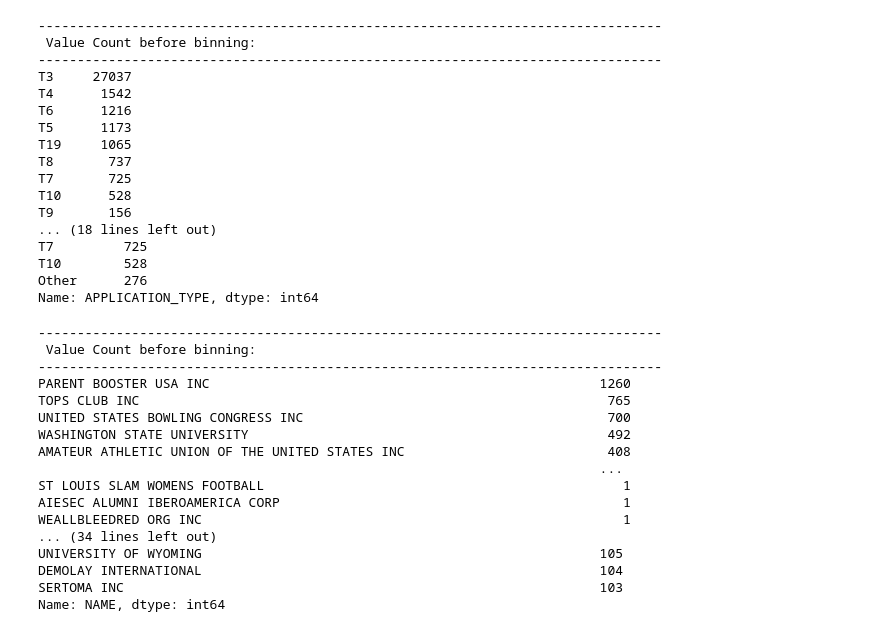
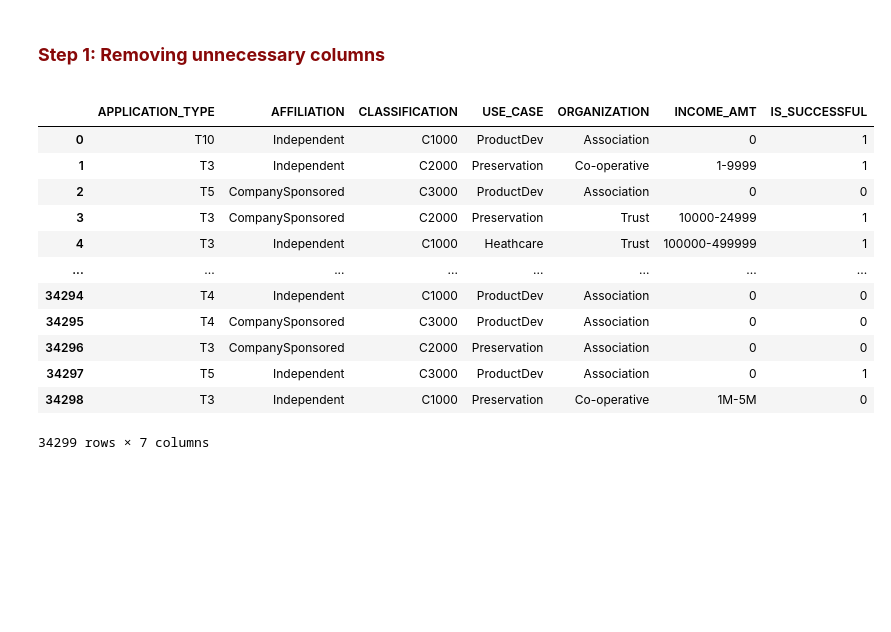
Before and after one commit to theidari/alphabet_soup, a Jupyter notebook: src/AlphabetSoupCharity_Optimization.ipynb, the cells around one changed output. Drawn from its saved outputs; the diff is of its cells as text; code cells hidden in the pictures; blank space fills up the shorter version.

```diff
--- a/src/AlphabetSoupCharity_Optimization.ipynb
+++ b/src/AlphabetSoupCharity_Optimization.ipynb
@@ -38,3 +42,0 @@ application_df = pd.read_csv(DATA_URL)
-# %%
-# Drop the 'EIN' column.
-application_df = application_df.drop(columns=["EIN"], axis=1)
@@ -61,40 +43,30 @@ Name: CLASSIFICATION, dtype: int64
-# %%
-binning (application_df,'APPLICATION_TYPE',500)
-# %% [output]
---------------------------------------------------------------------------------
- Value Count before binning:
---------------------------------------------------------------------------------
-T3     27037
-T4      1542
-T6      1216
-T5      1173
-T19     1065
-T8       737
-T7       725
-T10      528
-T9       156
-... (18 lines left out)
-T7         725
-T10        528
-Other      276
-Name: APPLICATION_TYPE, dtype: int64
-# %%
-binning (application_df,'NAME',100)
-# %% [output]
---------------------------------------------------------------------------------
- Value Count before binning:
---------------------------------------------------------------------------------
-PARENT BOOSTER USA INC                                                  1260
-TOPS CLUB INC                                                            765
-UNITED STATES BOWLING CONGRESS INC                                       700
-WASHINGTON STATE UNIVERSITY                                              492
-AMATEUR ATHLETIC UNION OF THE UNITED STATES INC                          408
-                                                                        ...
-ST LOUIS SLAM WOMENS FOOTBALL                                              1
-AIESEC ALUMNI IBEROAMERICA CORP                                            1
-WEALLBLEEDRED ORG INC                                                      1
-... (34 lines left out)
-UNIVERSITY OF WYOMING                                                   105
-DEMOLAY INTERNATIONAL                                                   104
-SERTOMA INC                                                             103
-Name: NAME, dtype: int64
+# %% [markdown]
+<font color="#880808"><h3><b>Step 1: Removing unnecessary columns</b></h3><font>
+# %%
+# drop 'EIN', 'NAME', 'SPECIAL_CONSIDERATIONS' columns
+drop_application_df=application_df.drop(['EIN', 'NAME', 'SPECIAL_CONSIDERATIONS'], axis=1)
+
+# drop 'IS_SUCCESSFUL' by correlation condition
+if drop_application_df['ASK_AMT'].corr(drop_application_df['IS_SUCCESSFUL']) < 0.1:
+    drop_application_df=drop_application_df.drop(['ASK_AMT'], axis=1)
+
+# drop 'IS_SUCCESSFUL' by correlation condition
+if len(drop_application_df['STATUS'].unique()) == 2 and drop_application_df['STATUS'].corr(drop_application_df['IS_SUCCESSFUL']) < 0.1:
+    drop_application_df=drop_application_df.drop(['STATUS'], axis=1)
+
+# display df
+drop_application_df
+# %% [output]
+|  | APPLICATION_TYPE | AFFILIATION | CLASSIFICATION | USE_CASE | ORGANIZATION | INCOME_AMT | IS_SUCCESSFUL |
+| 0 | T10 | Independent | C1000 | ProductDev | Association | 0 | 1 |
+| 1 | T3 | Independent | C2000 | Preservation | Co-operative | 1-9999 | 1 |
+| 2 | T5 | CompanySponsored | C3000 | ProductDev | Association | 0 | 0 |
+| 3 | T3 | CompanySponsored | C2000 | Preservation | Trust | 10000-24999 | 1 |
+| 4 | T3 | Independent | C1000 | Heathcare | Trust | 100000-499999 | 1 |
+| ... | ... | ... | ... | ... | ... | ... | ... |
+| 34294 | T4 | Independent | C1000 | ProductDev | Association | 0 | 0 |
+| 34295 | T4 | CompanySponsored | C3000 | ProductDev | Association | 0 | 0 |
+| 34296 | T3 | CompanySponsored | C2000 | Preservation | Association | 0 | 0 |
+| 34297 | T5 | Independent | C3000 | ProductDev | Association | 0 | 1 |
+| 34298 | T3 | Independent | C1000 | Preservation | Co-operative | 1M-5M | 0 |
+34299 rows × 7 columns
```
Also changed, not shown: parts of 31 cells of this notebook.
